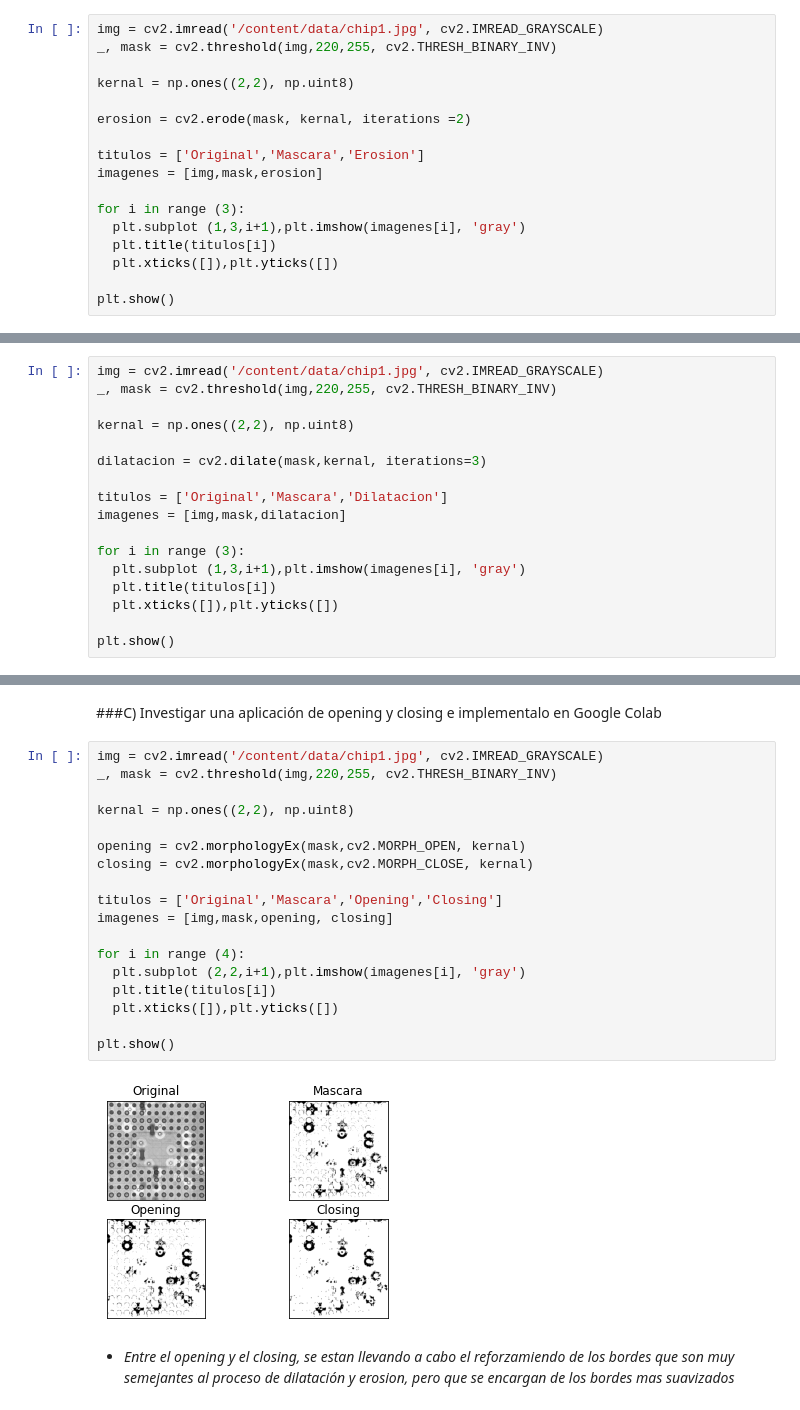
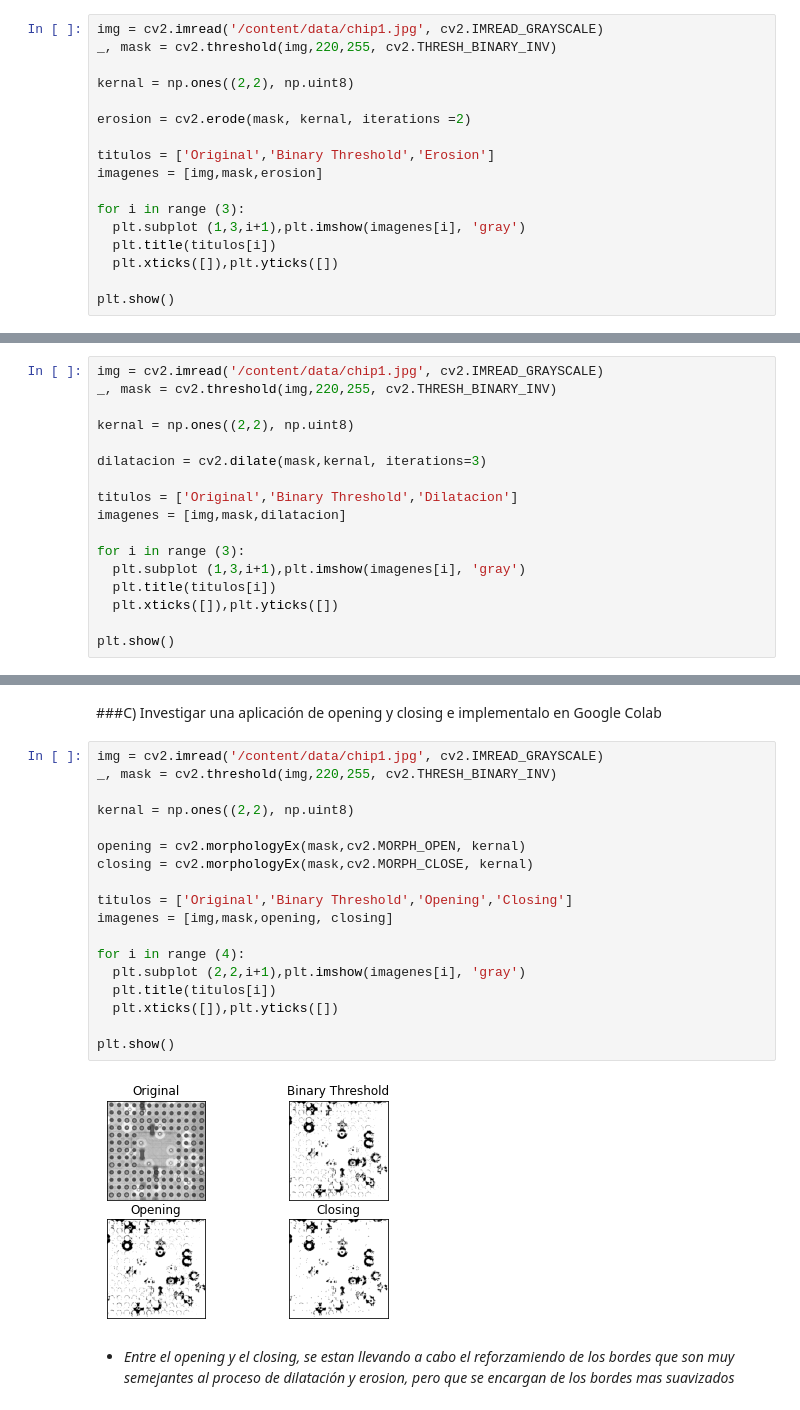
Before and after one commit to PosgradoMNA/actividades-de-aprendizaje-A01793546-Ariel-Corral-Leon, a Jupyter notebook: 10_morphological_operations.ipynb, the cells around one changed output, grey strips where cells are left out. Saved outputs shown, nothing was run; the diff lists cells and outputs as text.

```diff
--- a/10_morphological_operations.ipynb
+++ b/10_morphological_operations.ipynb
@@ -56,7 +56,7 @@ kernal = np.ones((2,2), np.uint8)
 
 erosion = cv2.erode(mask, kernal, iterations =2)
 
-titulos = ['Original','Mascara','Erosion']
+titulos = ['Original','Binary Threshold','Erosion']
 imagenes = [img,mask,erosion]
 
 for i in range (3):
@@ -79,7 +79,7 @@ kernal = np.ones((2,2), np.uint8)
 
 dilatacion = cv2.dilate(mask,kernal, iterations=3)
 
-titulos = ['Original','Mascara','Dilatacion']
+titulos = ['Original','Binary Threshold','Dilatacion']
 imagenes = [img,mask,dilatacion]
 
 for i in range (3):
@@ -97,23 +97,23 @@ plt.show()
 # %%
 img = cv2.imread('/content/data/chip1.jpg', cv2.IMREAD_GRAYSCALE)
 _, mask = cv2.threshold(img,220,255, cv2.THRESH_BINARY_INV)
 
 kernal = np.ones((2,2), np.uint8)
 
 opening = cv2.morphologyEx(mask,cv2.MORPH_OPEN, kernal)
 closing = cv2.morphologyEx(mask,cv2.MORPH_CLOSE, kernal)
 
-titulos = ['Original','Mascara','Opening','Closing']
+titulos = ['Original','Binary Threshold','Opening','Closing']
 imagenes = [img,mask,opening, closing]
 
 for i in range (4):
   plt.subplot (2,2,i+1),plt.imshow(imagenes[i], 'gray')
   plt.title(titulos[i])
   plt.xticks([]),plt.yticks([])
 
 plt.show()
 # %% [output]
-[figure, old version]
+[figure, new version]
 # %% [markdown]
 * *Entre el opening y el closing, se estan llevando a cabo el reforzamiendo de los bordes que son muy semejantes al proceso de dilatación y erosion, pero que se encargan de los bordes mas suavizados*
 # %% [markdown]
```
Also changed, not shown: parts of 7 cells of this notebook.
